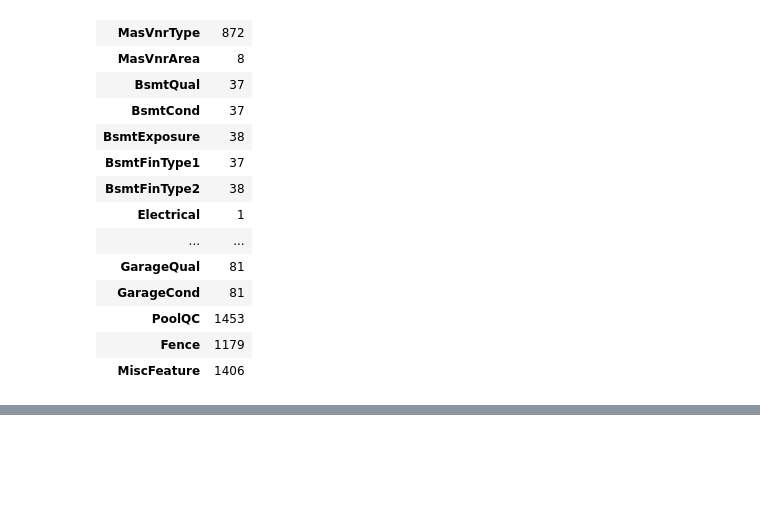
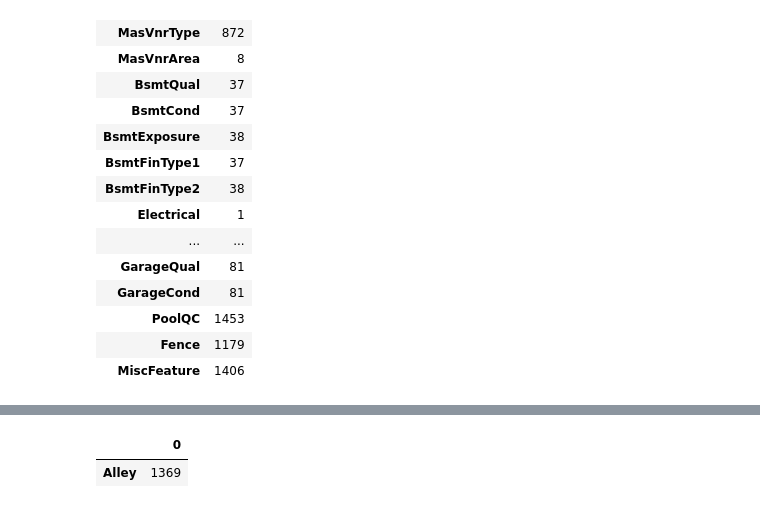
Before and after one commit to GJlonely1/Kaggle-House-Prices-Prediction-Model-, a Jupyter notebook: house-prices-advanced-regression-techniques/House_Price_Prediction_Model.ipynb, the cells around one changed output, grey strips where cells are left out. Saved outputs shown, nothing was run; the diff lists cells and outputs as text; code cells hidden in the pictures; blank space fills up the shorter version.

```diff
--- a/house-prices-advanced-regression-techniques/House_Price_Prediction_Model.ipynb
+++ b/house-prices-advanced-regression-techniques/House_Price_Prediction_Model.ipynb
@@ -72,0 +331,7 @@ missing_values[missing_values > 0].to_frame().style.background_gradient(cmap='vi
+# %%
+missing_values = df.isnull().sum()
+# Pip Install Jinja2 module first
+missing_values[missing_values > 0].to_frame().style.background_gradient(cmap='viridis')
+# %% [output]
+|  | 0 |
+| Alley | 1369 |
```
Also changed, not shown: parts of 26 cells of this notebook.
